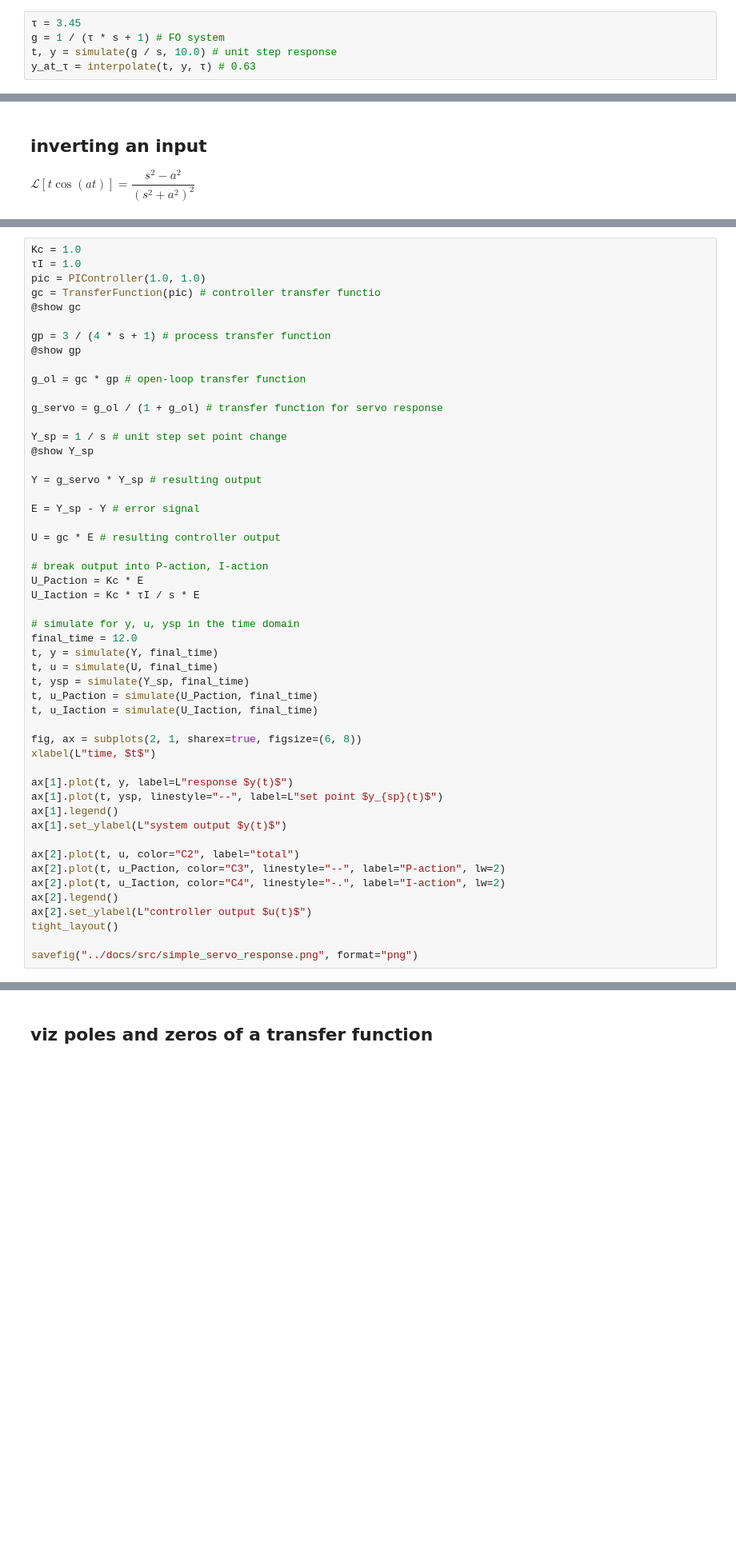
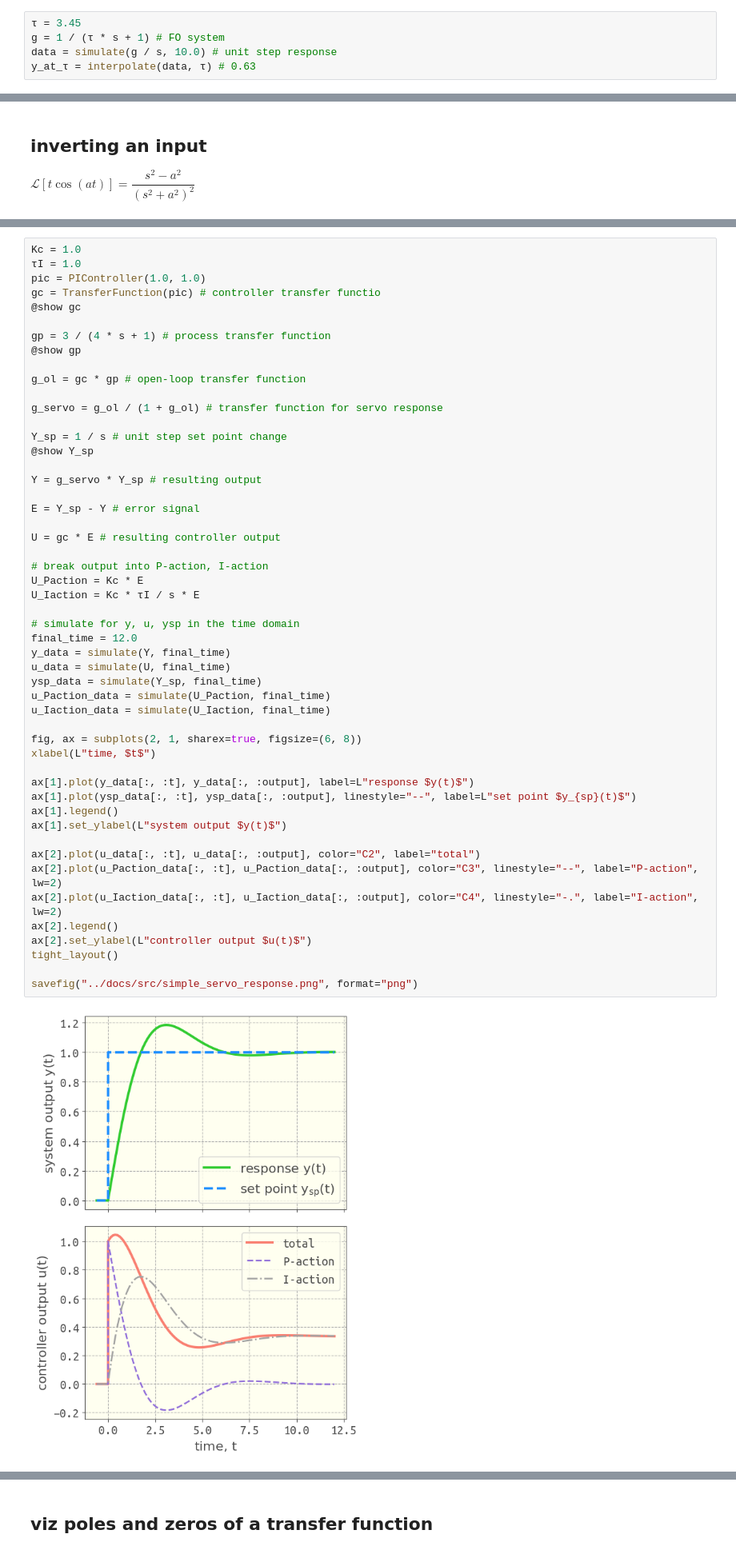
Before and after one commit to SimonEnsemble/Controlz.jl, a Jupyter notebook: examples/examples.ipynb, the cells around one changed output, grey strips where cells are left out. Shown: that part at 80% size. Cells and saved outputs as stored; diff of their text form; blank space fills up the shorter version.

```diff
--- a/examples/examples.ipynb
+++ b/examples/examples.ipynb
@@ -15,8 +10,8 @@ PyPlot.matplotlib.style.use(normpath(joinpath(pathof(Controlz), "..", "hipster.m
 # %%
 τ = 3.45
 g = 1 / (τ * s + 1) # FO system
-t, y = simulate(g / s, 10.0) # unit step response
-y_at_τ = interpolate(t, y, τ) # 0.63
+data = simulate(g / s, 10.0) # unit step response
+y_at_τ = interpolate(data, τ) # 0.63
 # %% [output]
 0.6320802858882434
 # %% [markdown]
@@ -92,43 +107,44 @@ g_ol = gc * gp # open-loop transfer function
 g_servo = g_ol / (1 + g_ol) # transfer function for servo response
 
 Y_sp = 1 / s # unit step set point change
 @show Y_sp
 
 Y = g_servo * Y_sp # resulting output
 
 E = Y_sp - Y # error signal
 
 U = gc * E # resulting controller output
 
 # break output into P-action, I-action
 U_Paction = Kc * E
 U_Iaction = Kc * τI / s * E
 
 # simulate for y, u, ysp in the time domain
 final_time = 12.0
-t, y = simulate(Y, final_time)
-t, u = simulate(U, final_time)
-t, ysp = simulate(Y_sp, final_time)
-t, u_Paction = simulate(U_Paction, final_time)
-t, u_Iaction = simulate(U_Iaction, final_time)
+y_data = simulate(Y, final_time)
+u_data = simulate(U, final_time)
+ysp_data = simulate(Y_sp, final_time)
+u_Paction_data = simulate(U_Paction, final_time)
+u_Iaction_data = simulate(U_Iaction, final_time)
 
 fig, ax = subplots(2, 1, sharex=true, figsize=(6, 8))
 xlabel(L"time, $t$")
 
-ax[1].plot(t, y, label=L"response $y(t)$")
-ax[1].plot(t, ysp, linestyle="--", label=L"set point $y_{sp}(t)$")
+ax[1].plot(y_data[:, :t], y_data[:, :output], label=L"response $y(t)$")
+ax[1].plot(ysp_data[:, :t], ysp_data[:, :output], linestyle="--", label=L"set point $y_{sp}(t)$")
 ax[1].legend()
 ax[1].set_ylabel(L"system output $y(t)$")
 
-ax[2].plot(t, u, color="C2", label="total")
-ax[2].plot(t, u_Paction, color="C3", linestyle="--", label="P-action", lw=2)
-ax[2].plot(t, u_Iaction, color="C4", linestyle="-.", label="I-action", lw=2)
+ax[2].plot(u_data[:, :t], u_data[:, :output], color="C2", label="total")
+ax[2].plot(u_Paction_data[:, :t], u_Paction_data[:, :output], color="C3", linestyle="--", label="P-action", lw=2)
+ax[2].plot(u_Iaction_data[:, :t], u_Iaction_data[:, :output], color="C4", linestyle="-.", label="I-action", lw=2)
 ax[2].legend()
 ax[2].set_ylabel(L"controller output $u(t)$")
 tight_layout()
 
 savefig("../docs/src/simple_servo_response.png", format="png")
 # %% [output]
+[figure, new version]
 gc =
 1.0*s + 1.0
 -----------
```
Also changed, not shown: parts of 9 cells of this notebook, 20 other files.
